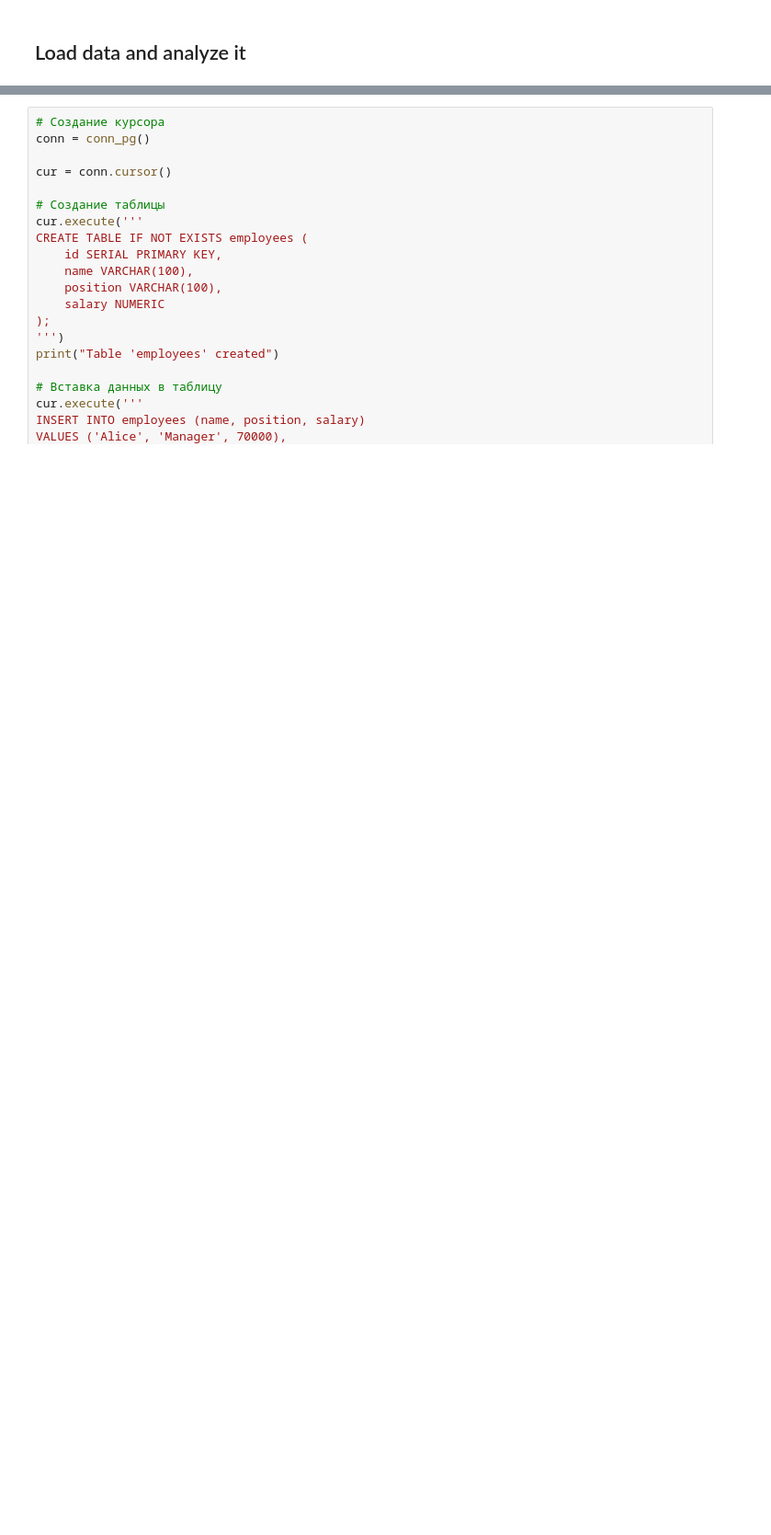
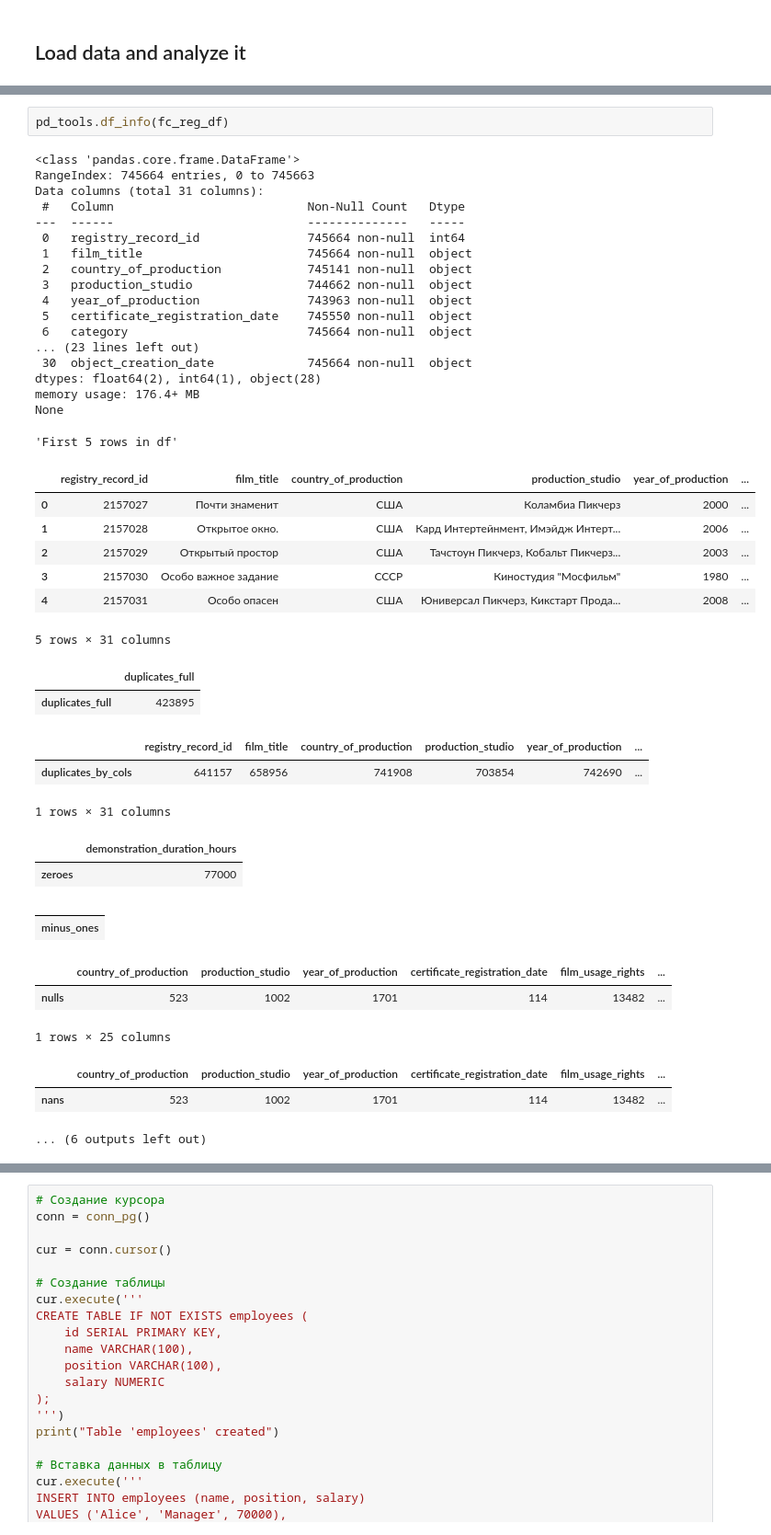
Before and after one commit to rvegrc/de, a Jupyter notebook: db_ops/db_ops.ipynb, the cells around one changed output, grey strips where cells are left out. Shown: that part at 92% size. Cells and saved outputs as stored; diff of their text form; blank space fills up the shorter version.

```diff
--- a/db_ops/db_ops.ipynb
+++ b/db_ops/db_ops.ipynb
@@ -308,0 +262,43 @@ ArrowInvalid: ("Could not convert '1' with type str: tried to convert to double"
+# %%
+pd_tools.df_info(fc_reg_df)
+# %% [output]
+<class 'pandas.core.frame.DataFrame'>
+RangeIndex: 745664 entries, 0 to 745663
+Data columns (total 31 columns):
+ #   Column                           Non-Null Count   Dtype
+---  ------                           --------------   -----
+ 0   registry_record_id               745664 non-null  int64
+ 1   film_title                       745664 non-null  object
+ 2   country_of_production            745141 non-null  object
+ 3   production_studio                744662 non-null  object
+ 4   year_of_production               743963 non-null  object
+ 5   certificate_registration_date    745550 non-null  object
+ 6   category                         745664 non-null  object
+... (23 lines left out)
+ 30  object_creation_date             745664 non-null  object
+dtypes: float64(2), int64(1), object(28)
+memory usage: 176.4+ MB
+None
+'First 5 rows in df'
+|  | registry_record_id | film_title | country_of_production | production_studio | year_of_production | ... |
+| 0 | 2157027 | Почти знаменит | США | Коламбиа Пикчерз | 2000 | ... |
+| 1 | 2157028 | Открытое окно. | США | Кард Интертейнмент, Имэйдж Интерт... | 2006 | ... |
+| 2 | 2157029 | Открытый простор | США | Тачстоун Пикчерз, Кобальт Пикчерз... | 2003 | ... |
+| 3 | 2157030 | Особо важное задание | СССР | Киностудия "Мосфильм" | 1980 | ... |
+| 4 | 2157031 | Особо опасен | США | Юниверсал Пикчерз, Кикстарт Прода... | 2008 | ... |
+5 rows × 31 columns
+|  | duplicates_full |
+| duplicates_full | 423895 |
+|  | registry_record_id | film_title | country_of_production | production_studio | year_of_production | ... |
+| duplicates_by_cols | 641157 | 658956 | 741908 | 703854 | 742690 | ... |
+1 rows × 31 columns
+|  | demonstration_duration_hours |
+| zeroes | 77000 |
+|  |
+| minus_ones |
+|  | country_of_production | production_studio | year_of_production | certificate_registration_date | film_usage_rights | ... |
+| nulls | 523 | 1002 | 1701 | 114 | 13482 | ... |
+1 rows × 25 columns
+|  | country_of_production | production_studio | year_of_production | certificate_registration_date | film_usage_rights | ... |
+| nans | 523 | 1002 | 1701 | 114 | 13482 | ... |
+... (6 outputs left out)
```
Also changed, not shown: parts of 43 cells of this notebook, 1 other file.
